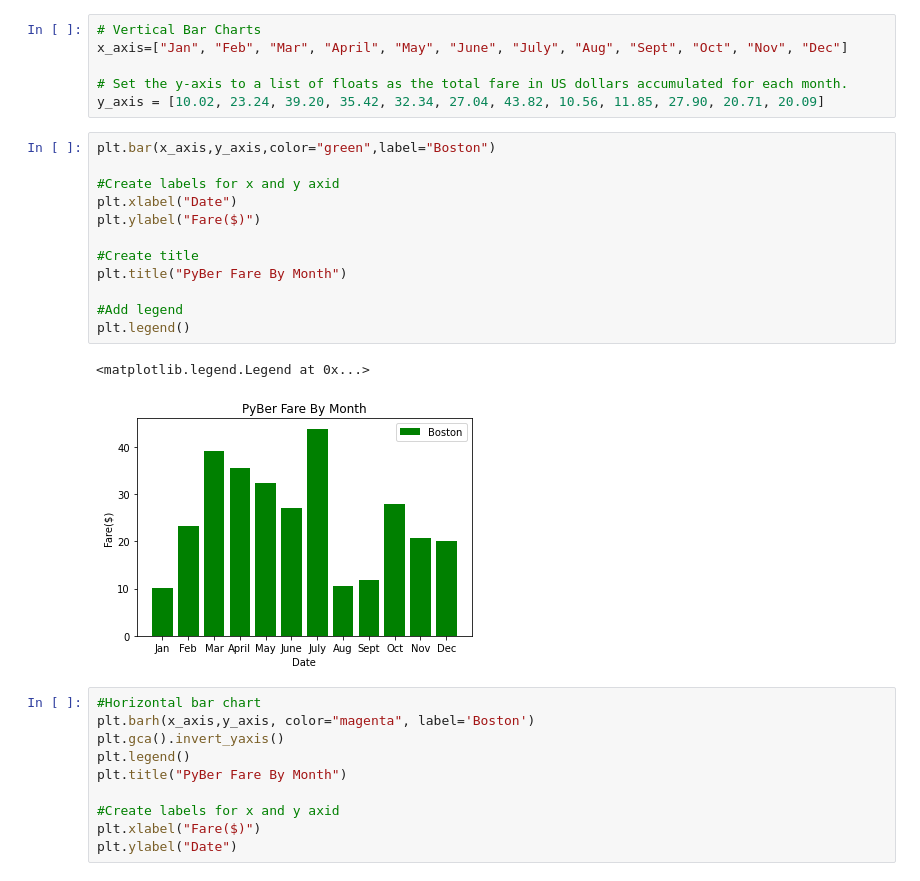
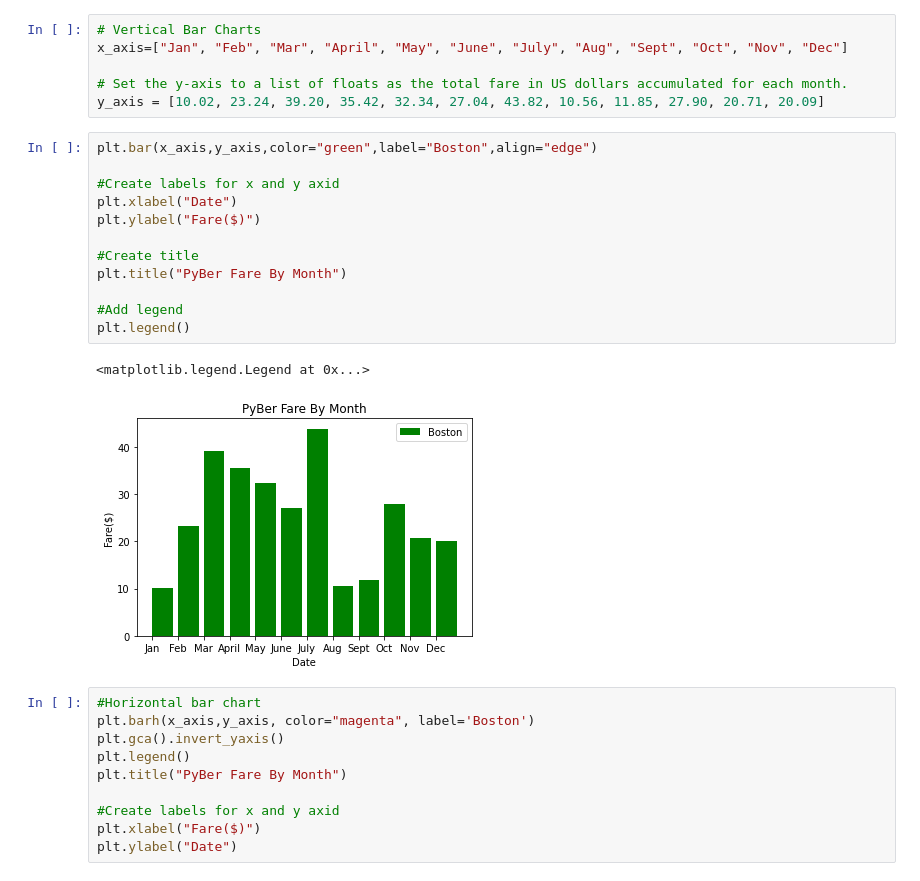
Before and after one commit to shaileeM/PyBer_Analysis, a Jupyter notebook: matplotlib_practice.ipynb, the cells around one changed output. Saved outputs shown, nothing was run; the diff lists cells and outputs as text.

```diff
--- a/matplotlib_practice.ipynb
+++ b/matplotlib_practice.ipynb
@@ -74,20 +74,20 @@ x_axis=["Jan", "Feb", "Mar", "April", "May", "June", "July", "Aug", "Sept", "Oct
 # Set the y-axis to a list of floats as the total fare in US dollars accumulated for each month.
 y_axis = [10.02, 23.24, 39.20, 35.42, 32.34, 27.04, 43.82, 10.56, 11.85, 27.90, 20.71, 20.09]
 # %%
-plt.bar(x_axis,y_axis,color="green",label="Boston")
+plt.bar(x_axis,y_axis,color="green",label="Boston",align="edge")
 
 #Create labels for x and y axid
 plt.xlabel("Date")
 plt.ylabel("Fare($)")
 
 #Create title
 plt.title("PyBer Fare By Month")
 
 #Add legend
 plt.legend()
 # %% [output]
 <matplotlib.legend.Legend at 0x...>
-[figure, old version]
+[figure, new version]
 # %%
 #Horizontal bar chart
 plt.barh(x_axis,y_axis, color="magenta", label='Boston')
```
Also changed, not shown: parts of 1 cell of this notebook.
